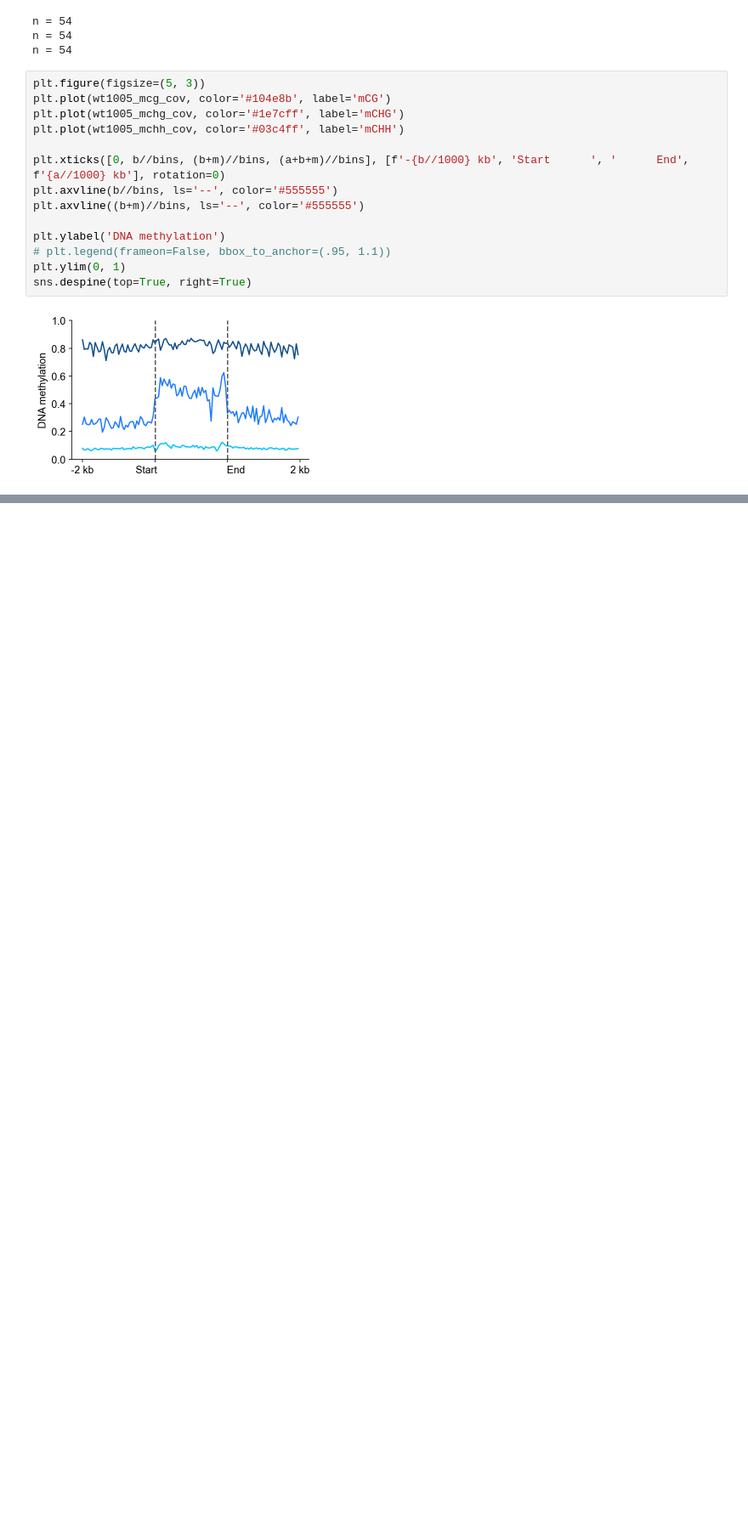
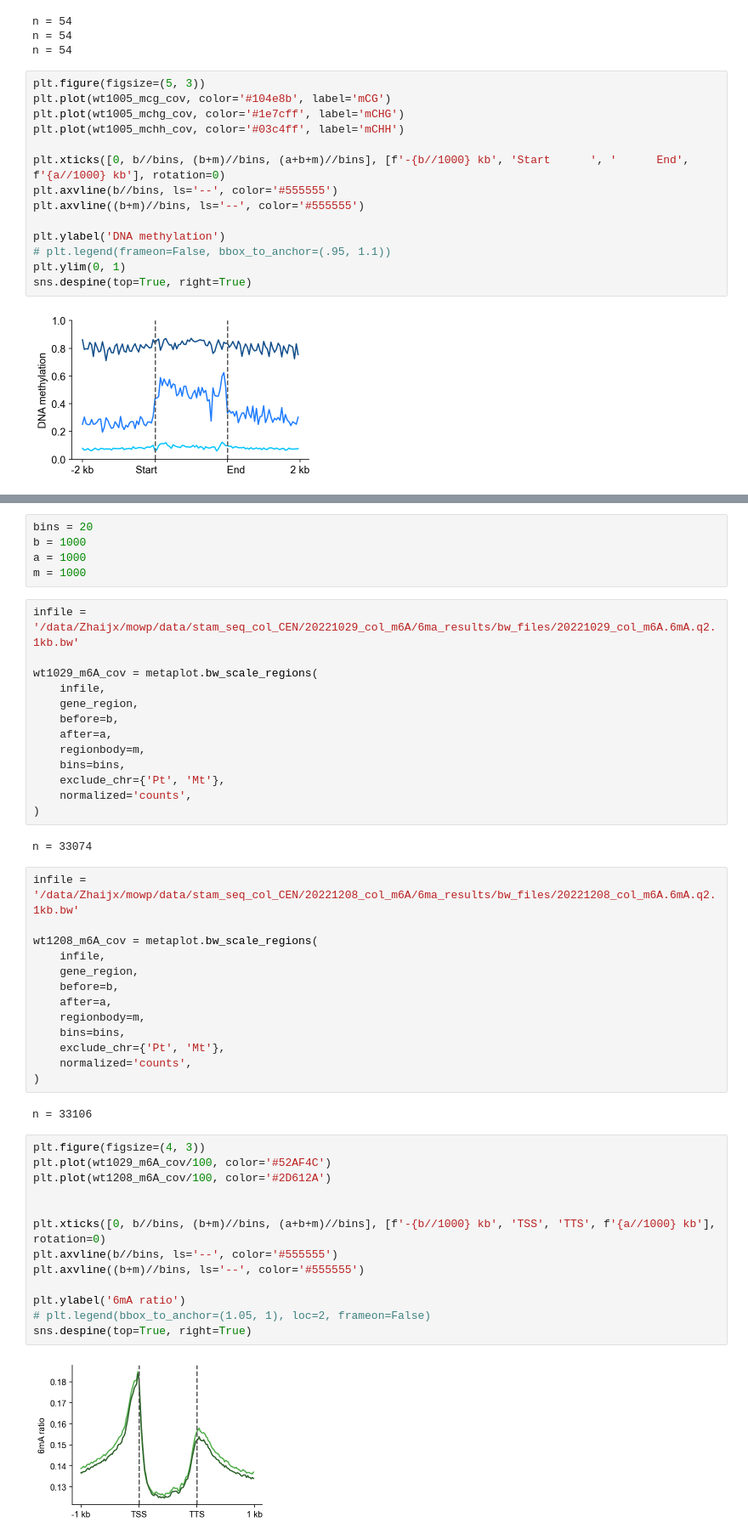
Before and after one commit to ZhaiLab-SUSTech/STAM-seq, a Jupyter notebook: 02_analysis/notebooks/metaplots.ipynb, the cells around one changed output, grey strips where cells are left out. Shown at 85% size. Cells and saved outputs as stored; diff of their text form; blank space fills up the shorter version.

```diff
--- a/02_analysis/notebooks/metaplot_repeat_region.ipynb
+++ b/02_analysis/notebooks/metaplots.ipynb
@@ -312,0 +322,50 @@ sns.despine(top=True, right=True)
+# %%
+bins = 20
+b = 1000
+a = 1000
+m = 1000
+# %%
+infile = '/data/Zhaijx/mowp/data/stam_seq_col_CEN/20221029_col_m6A/6ma_results/bw_files/20221029_col_m6A.6mA.q2.1kb.bw'
+
+wt1029_m6A_cov = metaplot.bw_scale_regions(
+    infile,
+    gene_region,
+    before=b,
+    after=a,
+    regionbody=m,
+    bins=bins,
+    exclude_chr={'Pt', 'Mt'},
+    normalized='counts',
+)
+# %% [output]
+n = 33074
+# %%
+infile = '/data/Zhaijx/mowp/data/stam_seq_col_CEN/20221208_col_m6A/6ma_results/bw_files/20221208_col_m6A.6mA.q2.1kb.bw'
+
+wt1208_m6A_cov = metaplot.bw_scale_regions(
+    infile,
+    gene_region,
+    before=b,
+    after=a,
+    regionbody=m,
+    bins=bins,
+    exclude_chr={'Pt', 'Mt'},
+    normalized='counts',
+)
+# %% [output]
+n = 33106
+# %%
+plt.figure(figsize=(4, 3))
+plt.plot(wt1029_m6A_cov/100, color='#52AF4C')
+plt.plot(wt1208_m6A_cov/100, color='#2D612A')
+
+
+plt.xticks([0, b//bins, (b+m)//bins, (a+b+m)//bins], [f'-{b//1000} kb', 'TSS', 'TTS', f'{a//1000} kb'], rotation=0)
+plt.axvline(b//bins, ls='--', color='#555555')
+plt.axvline((b+m)//bins, ls='--', color='#555555')
+
+plt.ylabel('6mA ratio')
+# plt.legend(bbox_to_anchor=(1.05, 1), loc=2, frameon=False)
+sns.despine(top=True, right=True)
+# %% [output]
+[figure, added]
```
Also changed, not shown: parts of 14 cells of this notebook, 10 other files.
